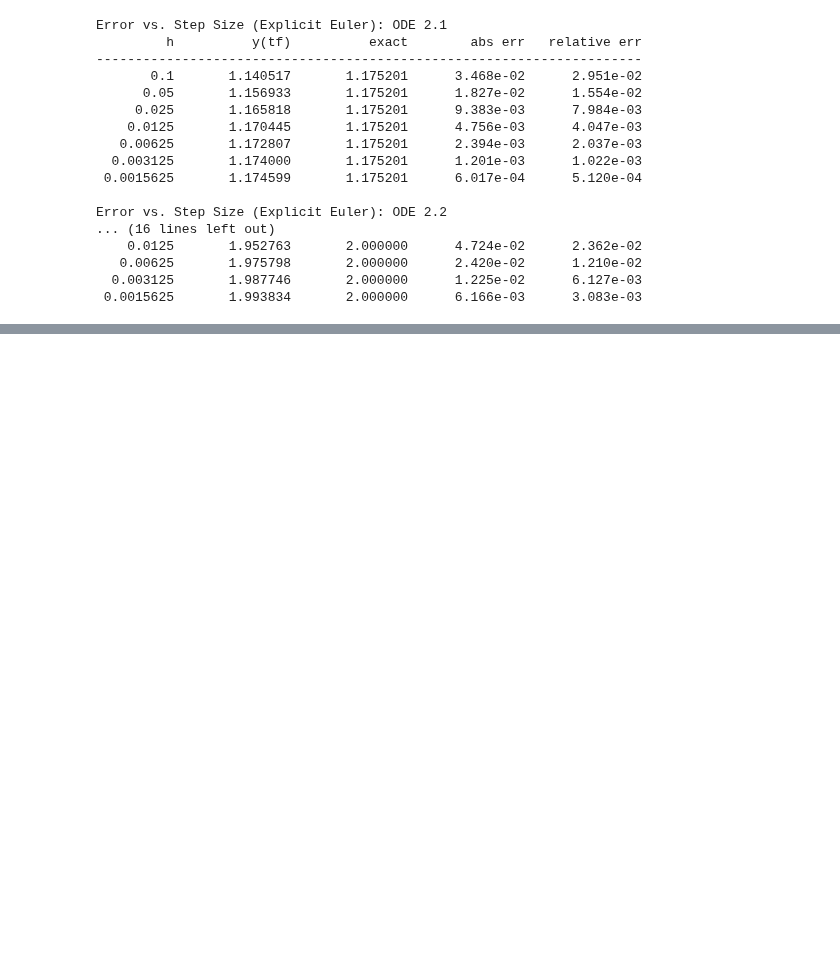
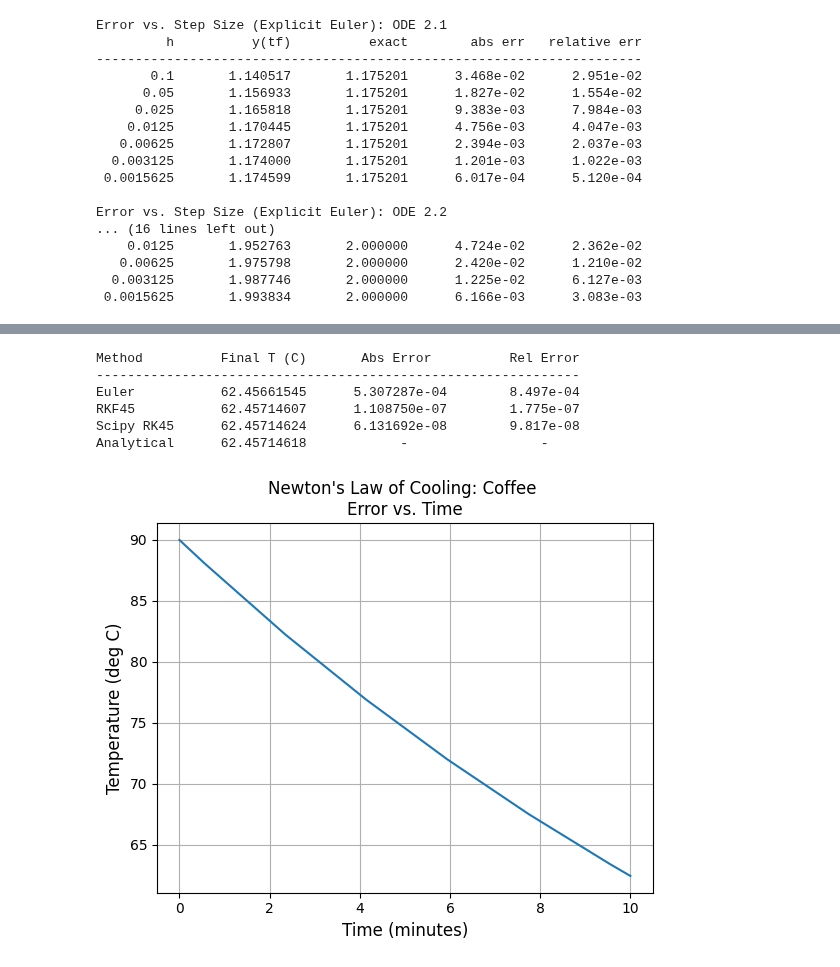
Before and after one commit to hdauphin/PHYS420Fall25, a Jupyter notebook: HW05.ipynb, the cells around one changed output, grey strips where cells are left out. Cells and saved outputs as stored; diff of their text form; code cells hidden in the pictures; blank space fills up the shorter version.

Commit message:
write function for cooling, compute values with all three methods, plot analytical solution, print table of comparisons

```diff
--- a/HW05.ipynb
+++ b/HW05.ipynb
@@ -396,0 +399,58 @@ Error vs. Step Size (Explicit Euler): ODE 2.2
+# %%
+# ---- Part 4: Physics I —— Newton's Law of Cooling ----
+
+# -- Define formula where heat transfer coeff k = 0.05 min^-1 and room temp is 20 C --
+def cooling(t, T, TM=20, k=0.05):
+    return -k * (T - TM)
+
+# -- Define analytical solution to compute exact numerical solution --
+def exact_cooling(t, T0, TM=20, k=0.05):
+    return TM + (T0 - TM) * np.exp(-k * t)
+
+# --- Compute temperature of coffee (init = 90 C) after 10 min ---
+# T_* = time array, Y_* = solutions array
+T_eulerCoffee, Y_eulerCoffee = explicit_euler(cooling, (0,10), 90, 0.001)
+T_rkfCoffee, Y_rkfCoffee, *others = rkf45(cooling, 0, 10, 90)
+scipyCoffee = solve_ivp(cooling, (0,10), [90], method="RK45", rtol=1e-8, atol=1e-10)
+
+# -- Exact values --
+T_coffee_exact = exact_cooling(T_rkfCoffee, 90)
+
+# --- Plot cooling curve and print table of the final values from each diff method ---
+
+# -- Plot --
+fig, ax = plt.subplots()
+ax.set_title("Newton's Law of Cooling: Coffee \nError vs. Time")
+ax.set_xlabel("Time (minutes)", fontsize=12)
+ax.set_ylabel("Temperature (deg C)", fontsize=12)
+ax.plot(T_rkfCoffee, T_coffee_exact)
+ax.grid(True)
+#plt.show()
+
+# -- Table --
+
+methods = {
+    "Euler": Y_eulerCoffee[-1],
+    "RKF45": Y_rkfCoffee[-1],
+    "Scipy RK45": scipyCoffee.y[0,-1],
+    "Analytical": T_coffee_exact[-1]
+}
+
+exact = methods["Analytical"]
+print(f"{'Method':<12}{'Final T (C)':>15}{'Abs Error':>16}{'Rel Error':>19}")
+print("-"*62)
+for name, val in methods.items():
+    if name != "Analytical":
+        abs_err = abs(val-exact)
+        rel_err = abs_err/exact * 100
+        print(f"{name:<12}{val:>15.8f}{abs_err:>18.6e}{rel_err:>17.3e}")
+    else:
+        print(f"{name:<12}{val:>15.8f}{'-':>13.6}{'-':>18.3}")
+# %% [output]
+Method          Final T (C)       Abs Error          Rel Error
+--------------------------------------------------------------
+Euler           62.45661545      5.307287e-04        8.497e-04
+RKF45           62.45714607      1.108750e-07        1.775e-07
+Scipy RK45      62.45714624      6.131692e-08        9.817e-08
+Analytical      62.45714618            -                 -
+[figure, added]
```
Also changed, not shown: parts of 2 cells of this notebook.
